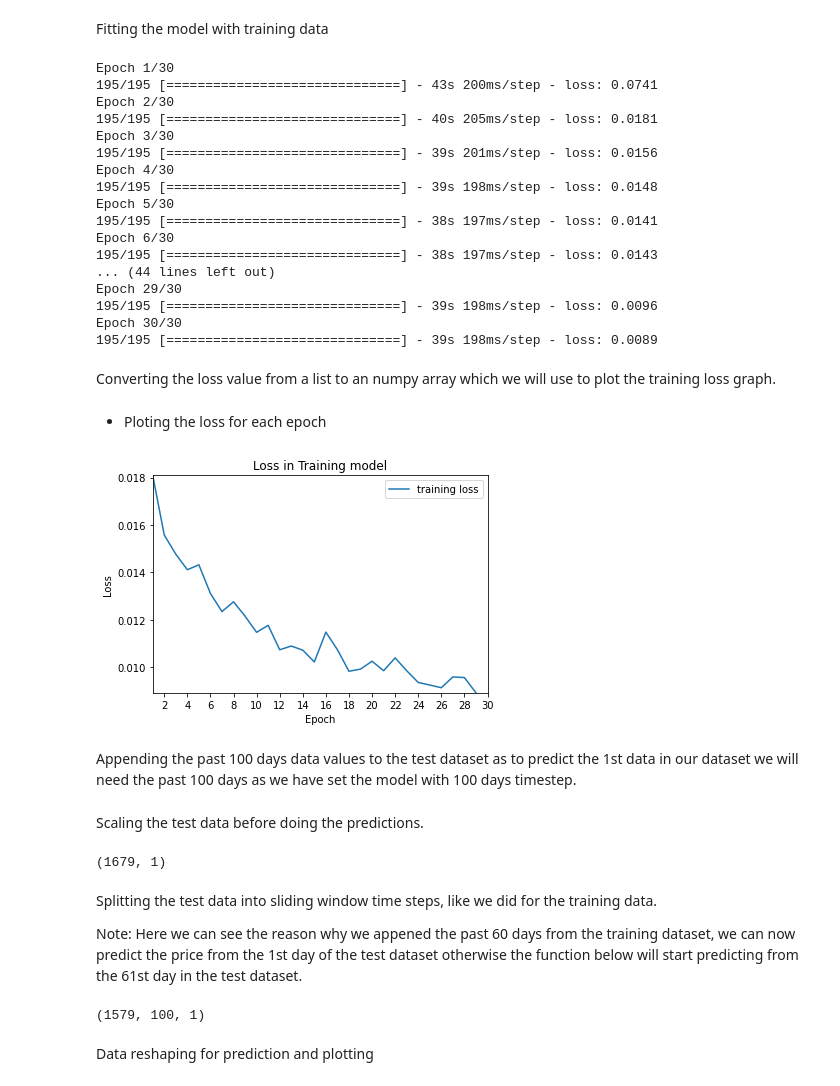
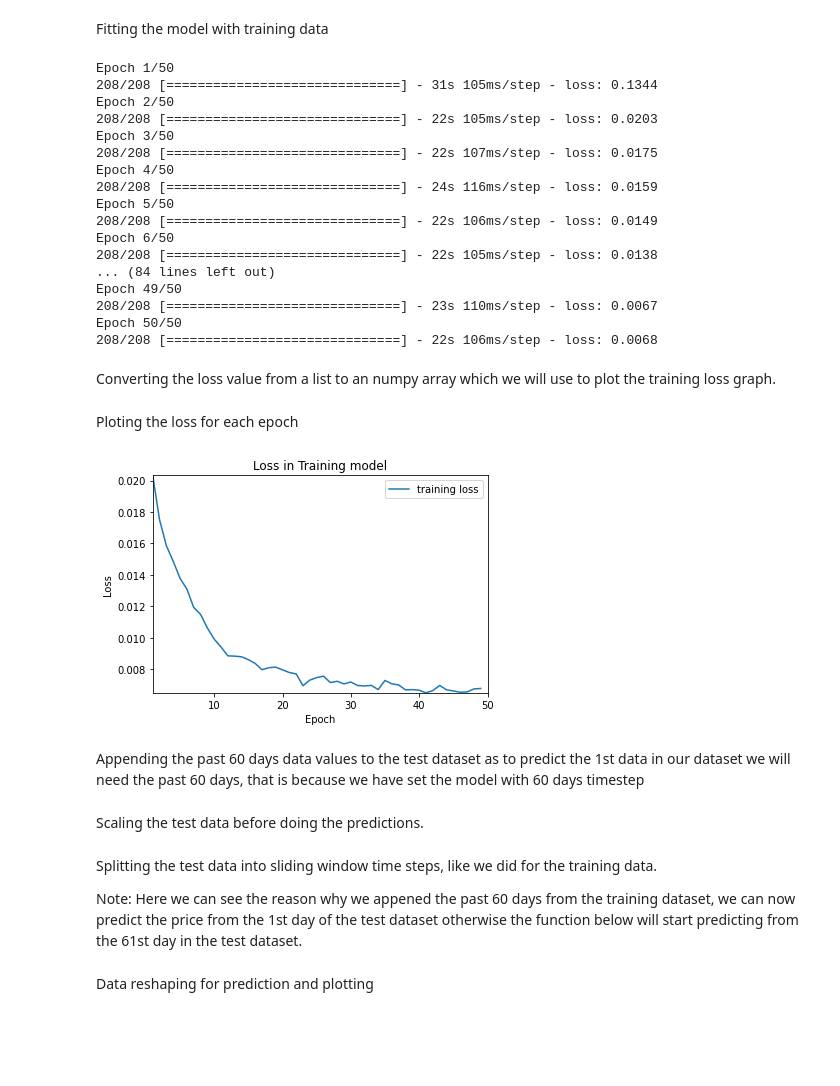
Before and after one commit to Riyajia/Machine_Learning, a Jupyter notebook: Stock_Prediction.ipynb, the cells around one changed output. Saved outputs shown, nothing was run; the diff lists cells and outputs as text; code cells hidden in the pictures; blank space fills up the shorter version.

```diff
--- a/Stock_Prediction.ipynb
+++ b/Stock_Prediction.ipynb
@@ -1297,12 +1372,12 @@ Predicting the GSPTSE(Toronto Exchange) stock exchange in the following cells. S
 * Ploting the training loss and actual vs. predicted prices
 * Calculating the mean squared error for both the training and test predictions.
 # %%
-train_length_GSPTSE = math.ceil(len(GSPTSE) * .8)
+train_length_GSPTSE = math.ceil(len(GSPTSE) * .85)
 
-#taking 80% of the data for training
+#taking 85% of the data for training
 GSPTSE_train = GSPTSE.iloc[:train_length_GSPTSE]
 
-# taking 20% of data for testing
+# taking 15% of data for testing
 GSPTSE_test = GSPTSE.iloc[train_length_GSPTSE:]
 
 print(GSPTSE_train.shape)
@@ -1354,4 +1430,5 @@ With this division the target value is considered to be dependent on the data of
 # %%
+window = 60
 X_train_GSPTSE= []
 y_train_GSPTSE = []
 
@@ -1372,16 +1449,14 @@ X_train_GSPTSE.shape
 # %%
 model = Sequential()
 
-model.add(LSTM(units=100,activation = 'relu', return_sequences= True, input_shape = (X_train_GSPTSE.shape[1],1)))
-model.add(Dropout(0.1))
+model.add(LSTM(units=50,activation = 'LeakyReLU', return_sequences= True,
+               input_shape = (X_train_GSPTSE.shape[1],1)))
 
-model.add(LSTM(units= 100,activation = 'relu', return_sequences=True))
-model.add(Dropout(0.1))
+model.add(LSTM(units=50,activation = 'LeakyReLU', return_sequences=True))
 
-model.add(LSTM(units= 100,activation = 'relu', return_sequences=True))
-model.add(Dropout(0.2))
+model.add(LSTM(units= 50,activation = 'LeakyReLU', return_sequences=True))
 
-model.add(LSTM(units= 100, activation = 'relu', return_sequences=False))
+model.add(LSTM(units= 50, activation = 'LeakyReLU', return_sequences=False))
 model.add(Dropout(0.2))
 
 model.add(Dense(units= 1))
@@ -1389,48 +1464,47 @@ model.compile(optimizer='adam',loss='mean_squared_error')
 # %% [markdown]
 Fitting the model with training data
 # %%
-epochs = 30
+epochs = 50
 hist_GSPTSE = model.fit(X_train_GSPTSE,
                         y_train_GSPTSE,
                         epochs= epochs,
                         batch_size=32,
                         verbose= 1)  #using verbose=2 to see the loss in each step.
 # %% [output]
-Epoch 1/30
-195/195 [==============================] - 43s 200ms/step - loss: 0.0741
-Epoch 2/30
-195/195 [==============================] - 40s 205ms/step - loss: 0.0181
-Epoch 3/30
-195/195 [==============================] - 39s 201ms/step - loss: 0.0156
-Epoch 4/30
-195/195 [==============================] - 39s 198ms/step - loss: 0.0148
-Epoch 5/30
-195/195 [==============================] - 38s 197ms/step - loss: 0.0141
-Epoch 6/30
-195/195 [==============================] - 38s 197ms/step - loss: 0.0143
-... (44 lines left out)
-Epoch 29/30
-195/195 [==============================] - 39s 198ms/step - loss: 0.0096
-Epoch 30/30
-195/195 [==============================] - 39s 198ms/step - loss: 0.0089
+Epoch 1/50
+208/208 [==============================] - 31s 105ms/step - loss: 0.1344
+Epoch 2/50
+208/208 [==============================] - 22s 105ms/step - loss: 0.0203
+Epoch 3/50
+208/208 [==============================] - 22s 107ms/step - loss: 0.0175
+Epoch 4/50
+208/208 [==============================] - 24s 116ms/step - loss: 0.0159
+Epoch 5/50
+208/208 [==============================] - 22s 106ms/step - loss: 0.0149
+Epoch 6/50
+208/208 [==============================] - 22s 105ms/step - loss: 0.0138
+... (84 lines left out)
+Epoch 49/50
+208/208 [==============================] - 23s 110ms/step - loss: 0.0067
+Epoch 50/50
+208/208 [==============================] - 22s 106ms/step - loss: 0.0068
 # %% [markdown]
 Converting the loss value from a list to an numpy array which we will use to plot the training loss graph.
 # %%
 train_loss3 = np.array(hist_GSPTSE.history['loss'])
 # %% [markdown]
-*  Ploting the loss for each epoch
+Ploting the loss for each epoch
 # %%
 plt.plot(hist_GSPTSE.history['loss'])
 plt.title('Loss in Training model')
 plt.xlabel('Epoch')
-plt.xticks(np.arange(0,31,2))
 plt.ylabel('Loss')
 plt.xlim(1,epochs)
 plt.ylim(train_loss3.min(),train_loss3[1])
 plt.legend(['training loss'], loc= 'upper right')
 plt.show()
 # %% [output]
-[figure, old version]
+[figure, new version]
 # %% [markdown]
-Appending the past 100 days data values to the test dataset as to predict the 1st data in our dataset we will need the past 100 days as we have set the model with 100 days timestep.
+Appending the past 60 days data values to the test dataset as to predict the 1st data in our dataset we will need the past 60 days, that is because we have set the model with 60 days timestep
 # %%
@@ -1440,10 +1514,6 @@ appended_GSPTSE_test = past_100_days_GSPTSE.append(GSPTSE_test)
 Scaling the test data before doing the predictions.
 # %%
 scaled_test_GSPTSE = sc.fit_transform(appended_GSPTSE_test)
-
-scaled_test_GSPTSE.shape
-# %% [output]
-(1679, 1)
 # %% [markdown]
 Splitting the test data into sliding window time steps, like we did for the training data.
 
@@ -1457,10 +1527,6 @@ for i in range(window,len(scaled_test_GSPTSE)):
     y_test_GSPTSE.append(scaled_test_GSPTSE[i,0])
 
 X_test_GSPTSE, y_test_GSPTSE = np.array(X_test_GSPTSE), np.array(y_test_GSPTSE)
-X_test_GSPTSE = np.reshape(X_test_GSPTSE,(X_test_GSPTSE.shape[0], X_test_GSPTSE.shape[1],1))
-X_test_GSPTSE.shape
-# %% [output]
-(1579, 100, 1)
 # %% [markdown]
 Data reshaping for prediction and plotting
 # %%
```
Also changed, not shown: parts of 74 cells of this notebook.
